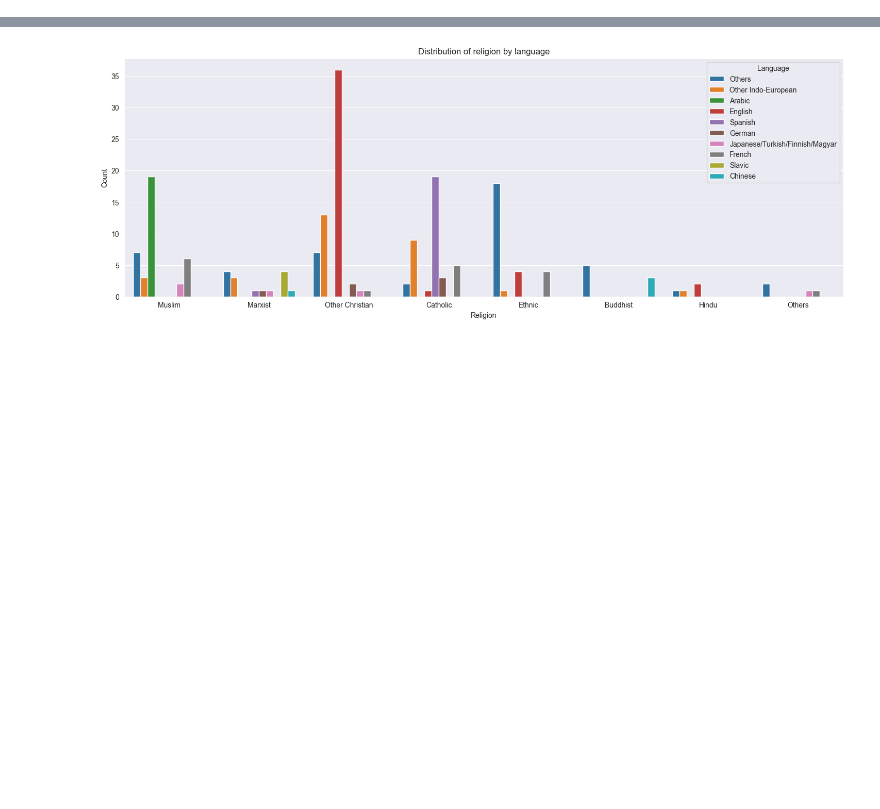
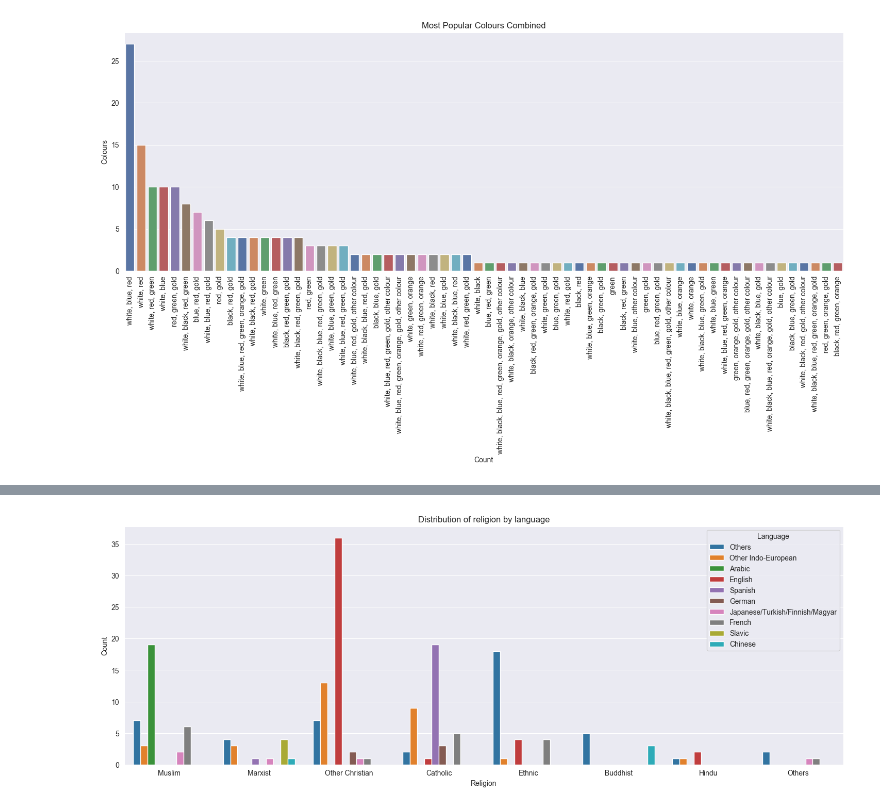
Before and after one commit to LalaMamedova/Data_Science-Analytics_Projects, a Jupyter notebook: Flags/V1/python analysis/flgas.ipynb, the cells around one changed output, grey strips where cells are left out. Cells and saved outputs as stored; diff of their text form; code cells hidden in the pictures; blank space fills up the shorter version.

```diff
--- a/Flags/V1/python analysis/flgas.ipynb
+++ b/Flags/V1/python analysis/flgas.ipynb
@@ -93,0 +128,19 @@ plt.show()
+# %%
+def find_combination(row):
+    combination = []
+    for color in row.index:
+        if row[color] != 0:
+            combination.append(color)
+    return ', '.join(combination)
+# %%
+combined_colours_grouped = pd.DataFrame(df.groupby('name')[['white', 'black', 'blue', 'red', 'green', 'orange', 'gold', 'other colour']].sum())
+combined_colours_grouped['combination colors'] = combined_colours_grouped.apply(find_combination, axis=1)
+
+combined_colours = pd.DataFrame(Counter(combined_colours_grouped['combination colors']).most_common(), columns=['combination colors', 'count'])
+
+plt.figure(figsize=(18, 6))
+sns.barplot(data=combined_colours, x='combination colors',y='count',hue='combination colors', palette='deep')
+graphing_template('Most Popular Colours Combined','Count','Colours',90)
+plt.show()
+# %% [output]
+[figure, added]
```
Also changed, not shown: parts of 23 cells of this notebook, 21 other files.
